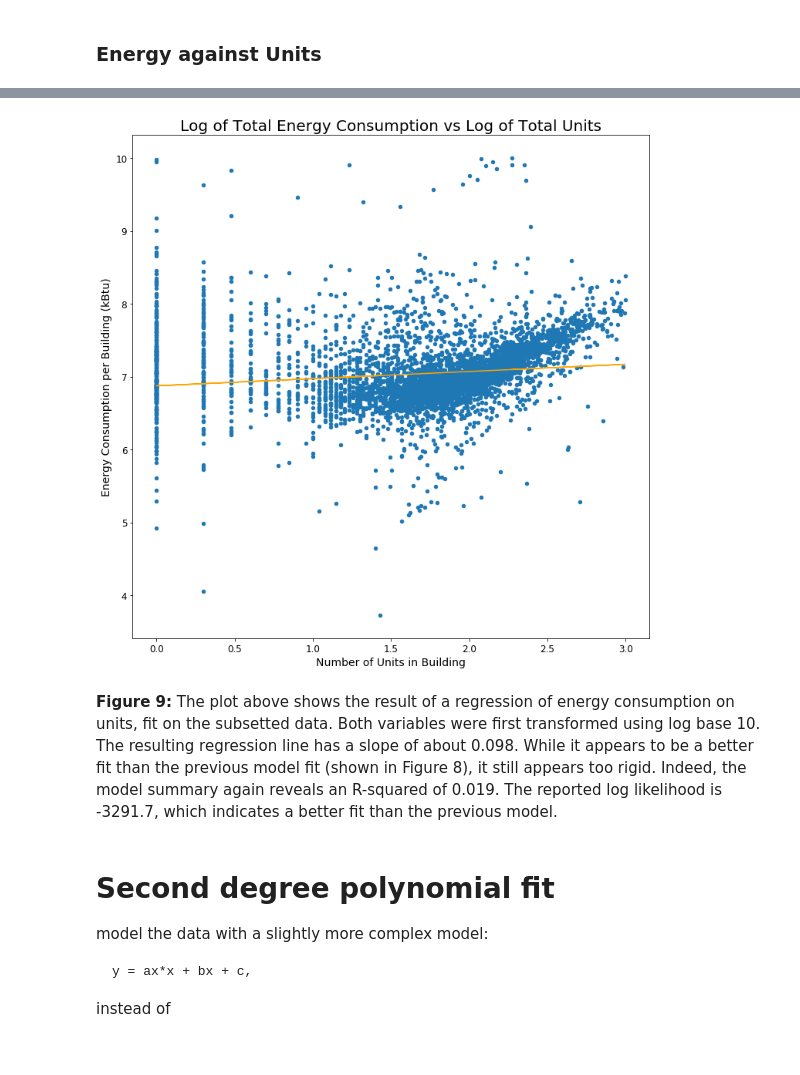
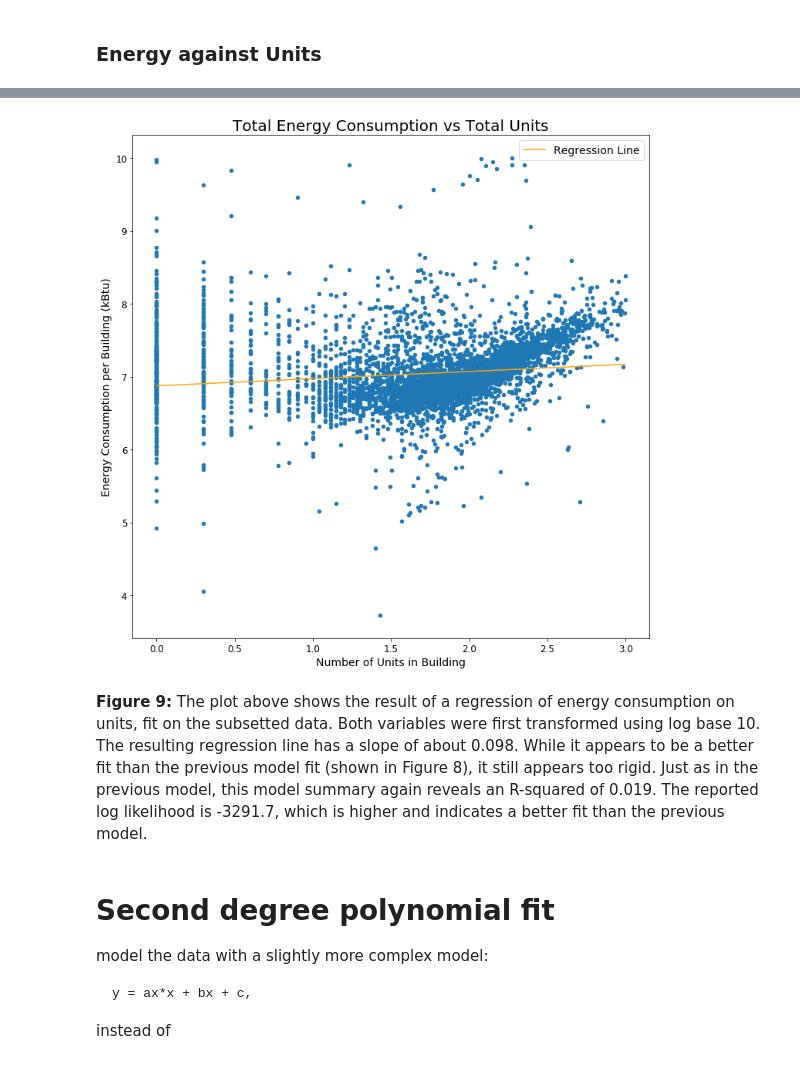
Before and after one commit to AHassler/PUI2018_ah4412, a Jupyter notebook: HW10_ah4412/Assignment2_ah4412.ipynb, the cells around one changed output, grey strips where cells are left out. Drawn from its saved outputs; the diff is of its cells as text; code cells hidden in the pictures.

```diff
--- a/HW10_ah4412/Assignment2_ah4412.ipynb
+++ b/HW10_ah4412/Assignment2_ah4412.ipynb
@@ -556,21 +559,22 @@ Warnings:
 # %%
 # Plot nrg vs units total
 fig = pl.figure(figsize=(12,12))
 ax = fig.add_subplot(111)
 bblnrg_cut.plot(x="logunits", y="lognrg", kind="scatter", ax=ax)
-ax.set_title('Log of Total Energy Consumption vs Log of Total Units', fontsize=20)
+ax.set_title('Total Energy Consumption vs Total Units', fontsize=20)
 ax.set_ylabel("Energy Consumption per Building (kBtu)", fontsize=14)
 ax.set_xlabel("Number of Units in Building", fontsize=14)
 #ax.set_ylim([1000,1e10])
 #ax.set_xlim([1,1000])
 ax.tick_params(labelsize=12)
 
 pl.plot(bblnrg_cut['logunits'], lm_energy_u.predict(bblnrg_cut), '-', color='orange')
+pl.legend(['Regression Line'], fontsize=14)
 pl.show()
 # %% [output]
-[figure, old version]
+[figure, new version]
 # %% [markdown]
-**Figure 9:** The plot above shows the result of a regression of energy consumption on units, fit on the subsetted data. Both variables were first transformed using log base 10. The resulting regression line has a slope of about 0.098. While it appears to be a better fit than the previous model fit (shown in Figure 8), it still appears too rigid. Indeed, the model summary again reveals an R-squared of 0.019. The reported log likelihood is -3291.7, which indicates a better fit than the previous model.
+**Figure 9:** The plot above shows the result of a regression of energy consumption on units, fit on the subsetted data. Both variables were first transformed using log base 10. The resulting regression line has a slope of about 0.098. While it appears to be a better fit than the previous model fit (shown in Figure 8), it still appears too rigid. Just as in the previous model, this model summary again reveals an R-squared of 0.019. The reported log likelihood is -3291.7, which is higher and indicates a better fit than the previous model.
 # %% [markdown]
 # Second degree polynomial fit
 
```
Also changed, not shown: parts of 11 cells of this notebook.
